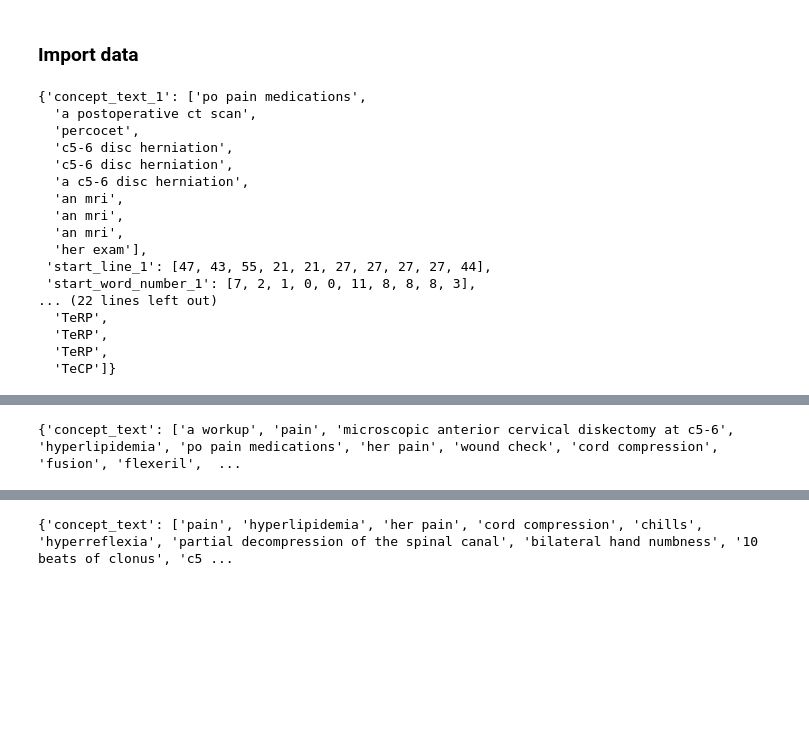
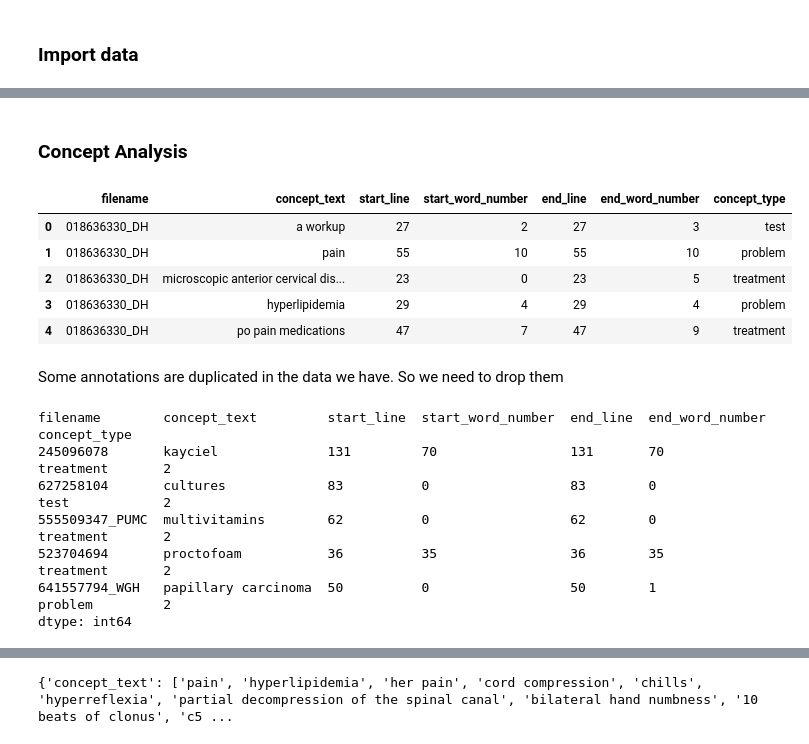
Before and after one commit to Mustapha-AJEGHRIR/medical_txt_parser, a Jupyter notebook: src/notebooks/eda.ipynb, the cells around one changed output, grey strips where cells are left out. Saved outputs shown, nothing was run; the diff lists cells and outputs as text; code cells hidden in the pictures; blank space fills up the shorter version.

```diff
--- a/src/notebooks/eda.ipynb
+++ b/src/notebooks/eda.ipynb
@@ -19,35 +25,14 @@ from src.utils.parse_data import parse_ast, parse_concept, parse_relation
 /mnt/d/Google Drive
 /mnt/d/Google Drive/projects/medical_txt_parser
 # %%
-train_data_path = "data/train_data"
-val_data_path = "data/val_data"
+train_data_path = "data/train"
+val_data_path = "data/val"
 ast_folder_name = "ast"
 concept_folder_name = "concept"
 rel_folder_name = "rel"
 txt_folder_name = "txt"
 # %% [markdown]
 ### Import data
-# %%
-        rel = parse_relation(train_data_path + os.sep + rel_folder_name + os.sep +  filename + ".rel")
-rel
-# %% [output]
-{'concept_text_1': ['po pain medications',
-  'a postoperative ct scan',
-  'percocet',
-  'c5-6 disc herniation',
-  'c5-6 disc herniation',
-  'a c5-6 disc herniation',
-  'an mri',
-  'an mri',
-  'an mri',
-  'her exam'],
- 'start_line_1': [47, 43, 55, 21, 21, 27, 27, 27, 27, 44],
- 'start_word_number_1': [7, 2, 1, 0, 0, 11, 8, 8, 8, 3],
-... (22 lines left out)
-  'TeRP',
-  'TeRP',
-  'TeRP',
-  'TeCP']}
 # %%
 text_files = glob.glob(train_data_path + os.sep + txt_folder_name + os.sep +  "*.txt")
 filename = ""
@@ -69,7 +54,32 @@ df.head()
 | 2 | 037945397 RWH\n2690633\n194867\n1... | 037945397_RWH | {'concept_text': ['ivf', 'near sy... | {'concept_text': ['near syncope',... | {'concept_text_1': [], 'start_lin... |
 | 3 | 044687343 ELMVH\n01719921\n162685... | 044687343_ELMVH | {'concept_text': ['lisinopril pum... | {'concept_text': ['copd', 'nad', ... | {'concept_text_1': ['bipap', 'fat... |
 | 4 | 060376519 DH\n0649031\n323495\n38... | 060376519_DH | {'concept_text': ['dizziness', 'b... | {'concept_text': ['dizziness', 'b... | {'concept_text_1': ['fever'], 'st... |
-# %%
-print(df.concept[0])
-# %% [output]
-{'concept_text': ['a workup', 'pain', 'microscopic anterior cervical diskectomy at c5-6', 'hyperlipidemia', 'po pain medications', 'her pain', 'wound check', 'cord compression', 'fusion', 'flexeril',  ...
+# %% [markdown]
+### Concept Analysis
+# %%
+concept_df = pd.DataFrame(columns=[ "filename"]+list(concept.keys()))
+for i, file in df.iterrows():
+    concept_dict = file["concept"]
+    tmp = pd.DataFrame(concept_dict)
+    tmp["filename"] = file["filename"]
+    concept_df = concept_df.append(tmp, ignore_index=True)
+concept_df.head()
+# %% [output]
+|  | filename | concept_text | start_line | start_word_number | end_line | end_word_number | concept_type |
+| 0 | 018636330_DH | a workup | 27 | 2 | 27 | 3 | test |
+| 1 | 018636330_DH | pain | 55 | 10 | 55 | 10 | problem |
+| 2 | 018636330_DH | microscopic anterior cervical dis... | 23 | 0 | 23 | 5 | treatment |
+| 3 | 018636330_DH | hyperlipidemia | 29 | 4 | 29 | 4 | problem |
+| 4 | 018636330_DH | po pain medications | 47 | 7 | 47 | 9 | treatment |
+# %% [markdown]
+Some annotations are duplicated in the data we have. So we need to drop them
+# %%
+concept_df.value_counts().head()
+# %% [output]
+filename        concept_text         start_line  start_word_number  end_line  end_word_number  concept_type
+245096078       kayciel              131         70                 131       70               treatment       2
+627258104       cultures             83          0                  83        0                test            2
+555509347_PUMC  multivitamins        62          0                  62        0                treatment       2
+523704694       proctofoam           36          35                 36        35               treatment       2
+641557794_WGH   papillary carcinoma  50          0                  50        1                problem         2
+dtype: int64
```
Also changed, not shown: parts of 8 cells of this notebook.
